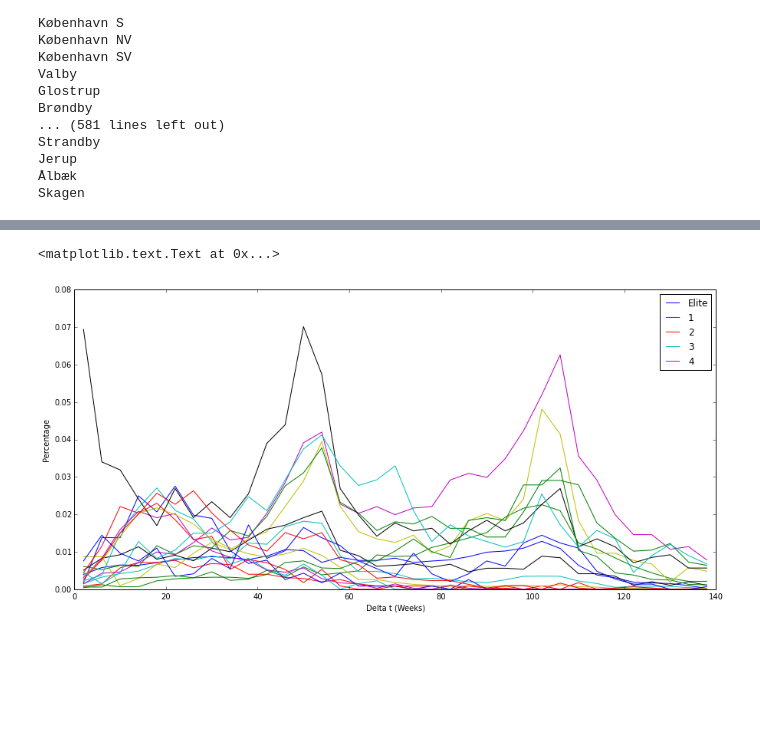
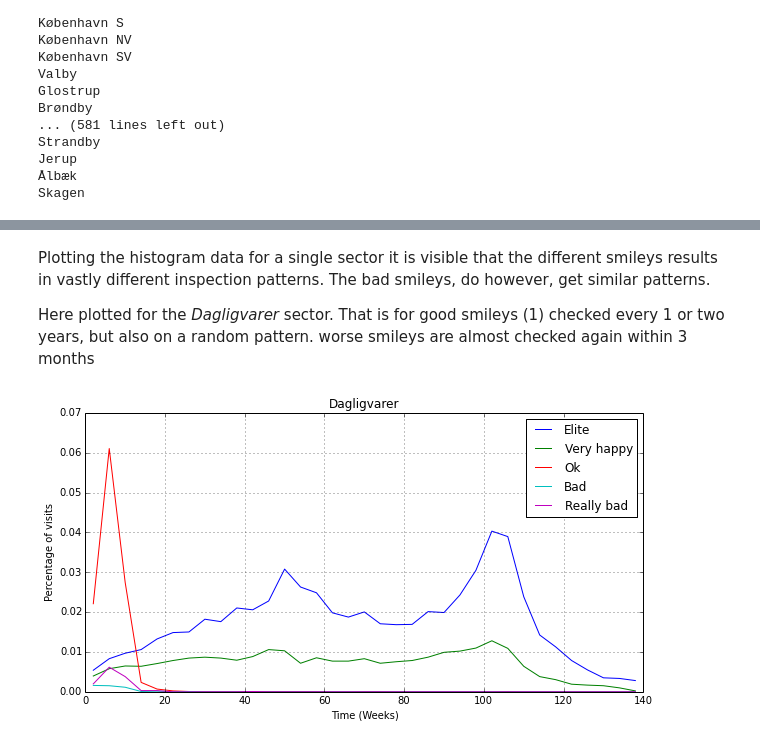
Before and after one commit to Happyzippy/socialdata, a Jupyter notebook: SmileyProject/DataAnalysis.ipynb, the cells around one changed output, grey strips where cells are left out. Saved outputs shown, nothing was run; the diff lists cells and outputs as text; code cells hidden in the pictures; blank space fills up the shorter version.

```diff
--- a/SmileyProject/DataAnalysis.ipynb
+++ b/SmileyProject/DataAnalysis.ipynb
@@ -210,7 +252,0 @@ namesBad = dict(Counter(flattened))
-# %%
-buf = {}
-for key, value in namesBad.iteritems():
-    if namesAll[key]>5:
-        buf[key] =  value/namesAll[key]
-
-#Counter(buf).most_common()
@@ -593,13 +615,15 @@ for nc in range(0,len(columns)):
     kontroller[column].rename(columns={column: 'kontrol', column + '_dato': 'dato'}, inplace=True)
     if nextColumn:
         kontroller[column].rename(columns={nextColumn + '_dato': 'next_dato'}, inplace=True)
-# concat dict
+
+# concatenate dict
 kontroller = pd.concat(kontroller)
+
 # remove nans
 kontroller = kontroller.loc[kontroller.kontrol.map(math.isnan) == False]
 
 branchelabels = {label: i for i, label in enumerate(set(kontroller.pixibranche))}
-kontroller['pixibranche_id'] = kontroller.pixibranche.map(lambda b: labels[b])
+kontroller['pixibranche_id'] = kontroller.pixibranche.map(lambda b: branchelabels[b])
 
 kontroller['deltat'] = pd.to_datetime(kontroller.next_dato)-pd.to_datetime(kontroller.dato)
 kontroller['deltat'] = kontroller['deltat'].map(lambda x: x / np.timedelta64(1,'D'));
@@ -653,17 +673,20 @@ with open('../data/kontroltid_hist_data.json', 'w') as fp:
+# %% [markdown]
+Plotting the histogram data for a single sector it is visible that the different smileys results in vastly different inspection patterns.
+The bad smileys, do however, get similar patterns.
+
+Here plotted for the *Dagligvarer* sector. That is for good smileys (1) checked every 1 or two years, but also on a random pattern. worse smileys are almost checked again within 3 months
 # %%
-
-plt.figure(figsize=(15,7))
-for d in histdata['items'][1:]:
+plt.figure(figsize=(10,5))
+for d in histdata['items'][1:2]:
     #print d
-    #print d['branche']
+    plt.title(d['branche'])
     if d['antal'] > 1000:
-        for i in range(1,2):
+        for i in range(0,5):
             plt.plot((histdata['bins'][1:] - np.diff(histdata['bins'])/2)/7, np.asarray(d['deltatHist'][i])/d['antal'])
 
-plt.legend(["Elite", '1', '2', '3','4'])
-#plt.ylim(0,0.2);
-plt.xlabel("Delta t (Weeks)")
-plt.ylabel("Percentage")
+plt.legend(["Elite", 'Very happy','Ok','Bad','Really bad']);
+plt.xlabel("Time (Weeks)");
+plt.ylabel("Percentage of visits");
+plt.grid(True)
 # %% [output]
-<matplotlib.text.Text at 0x...>
-[figure, old version]
+[figure, new version]
```
Also changed, not shown: parts of 43 cells of this notebook, 2 other files.
